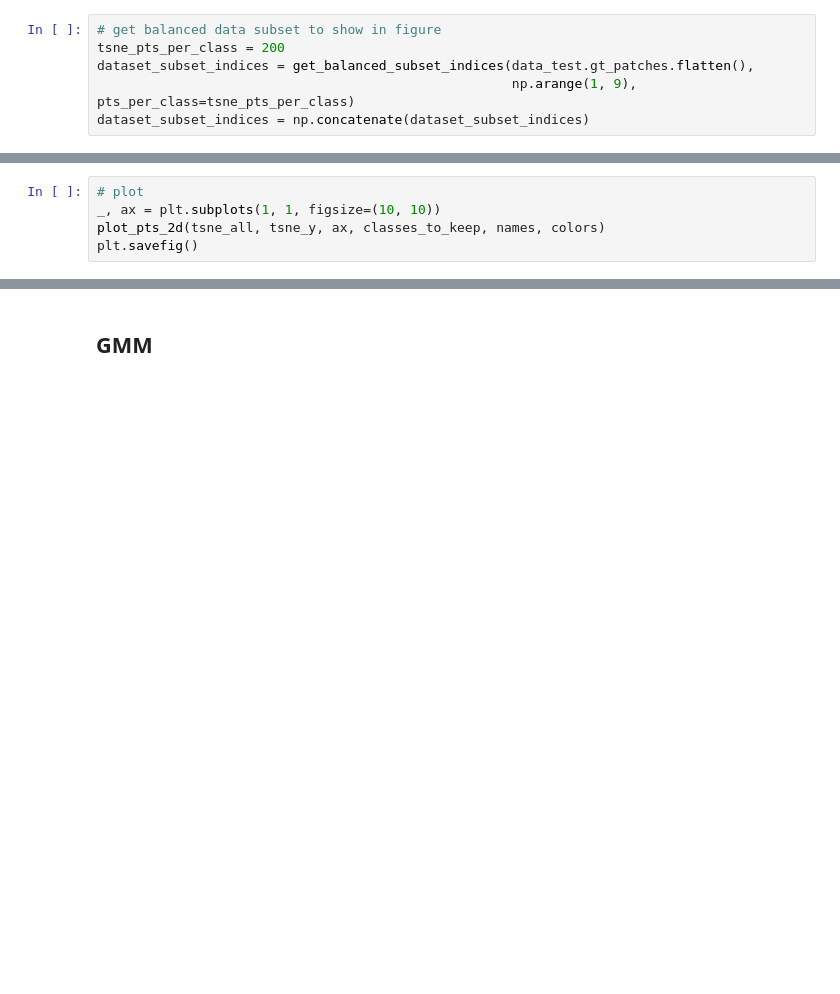
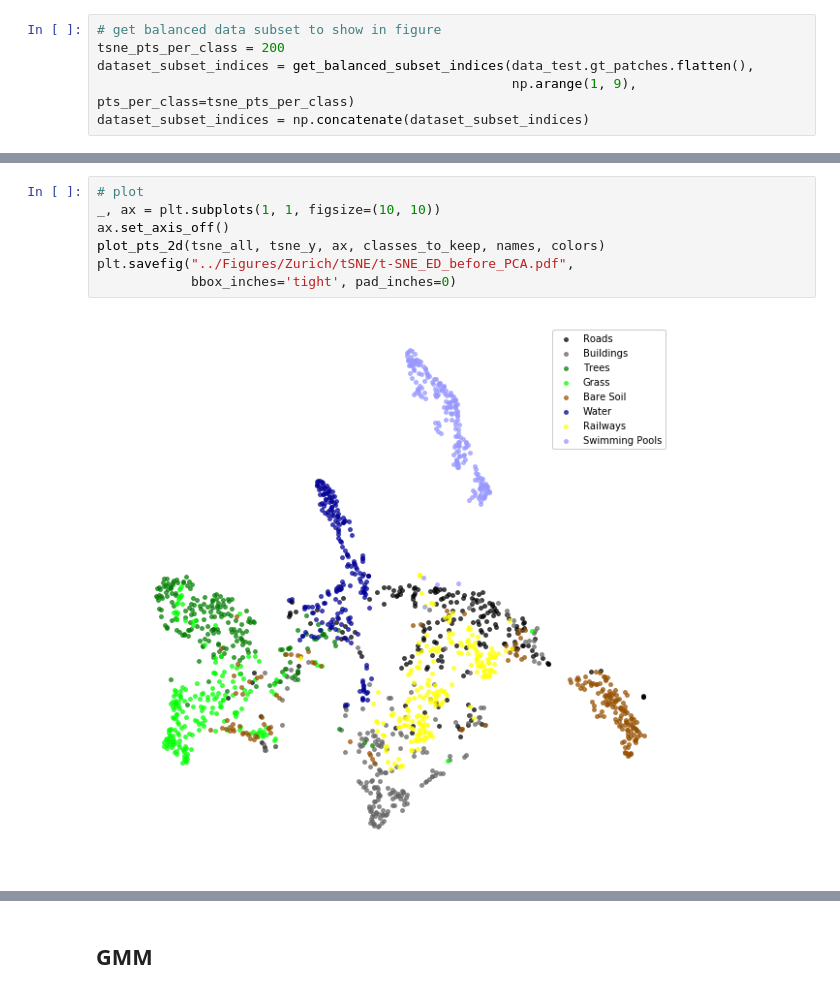
Before and after one commit to CyrilWendl/SIE-Master, a Jupyter notebook: Zurich/Zurich Dataset Error Detection.ipynb, the cells around one changed output, grey strips where cells are left out. Saved outputs shown, nothing was run; the diff lists cells and outputs as text; blank space fills up the shorter version.

```diff
--- a/Zurich/Zurich Dataset Error Detection.ipynb
+++ b/Zurich/Zurich Dataset Error Detection.ipynb
@@ -456,8 +487,12 @@ tsne_y = data_test.gt_patches.flatten()[dataset_subset_indices]
 # %%
 # plot
 _, ax = plt.subplots(1, 1, figsize=(10, 10))
+ax.set_axis_off()
 plot_pts_2d(tsne_all, tsne_y, ax, classes_to_keep, names, colors)
-plt.savefig()
+plt.savefig("../Figures/Zurich/tSNE/t-SNE_ED_before_PCA.pdf",
+            bbox_inches='tight', pad_inches=0)
+# %% [output]
+[figure, added]
 # %%
 # create density tree for activation weights of training data
 # PCA
```
Also changed, not shown: parts of 12 cells of this notebook, 27 other files.
